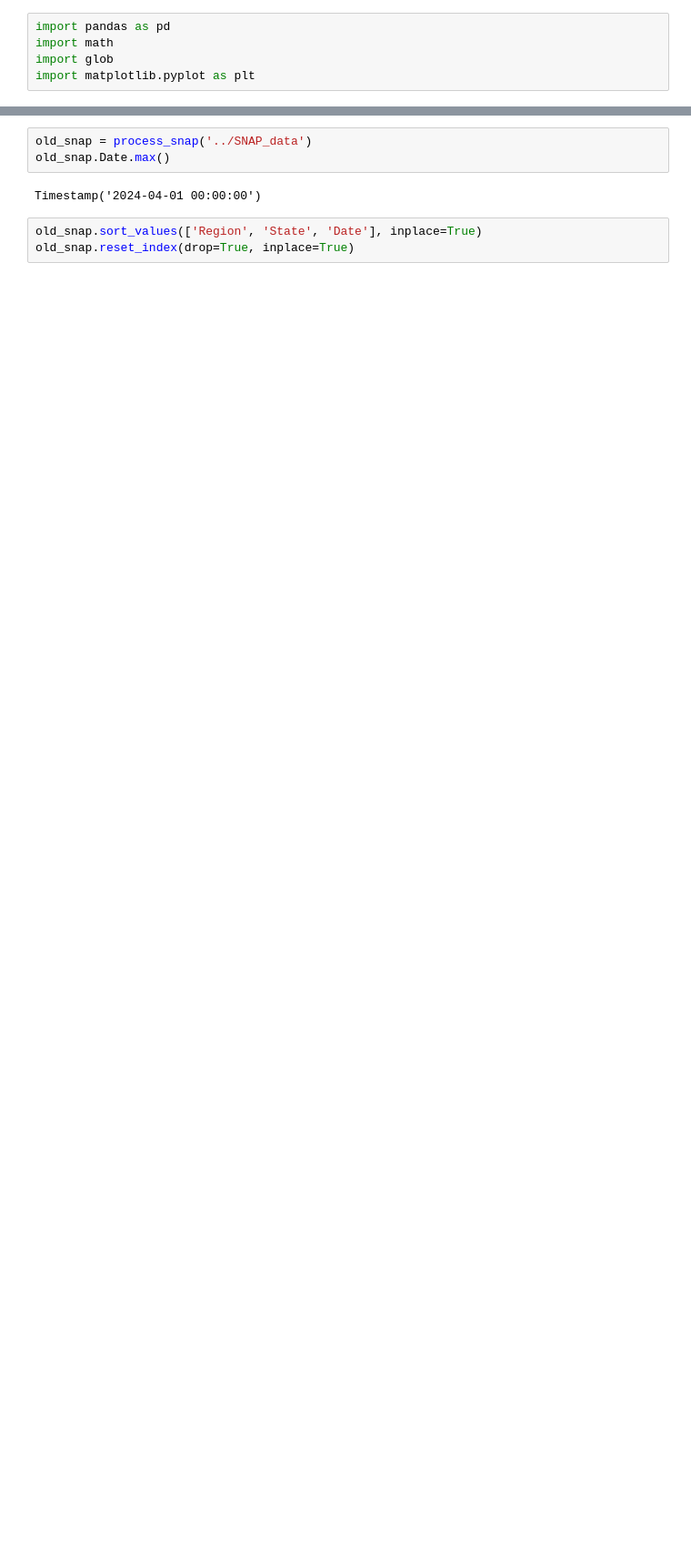
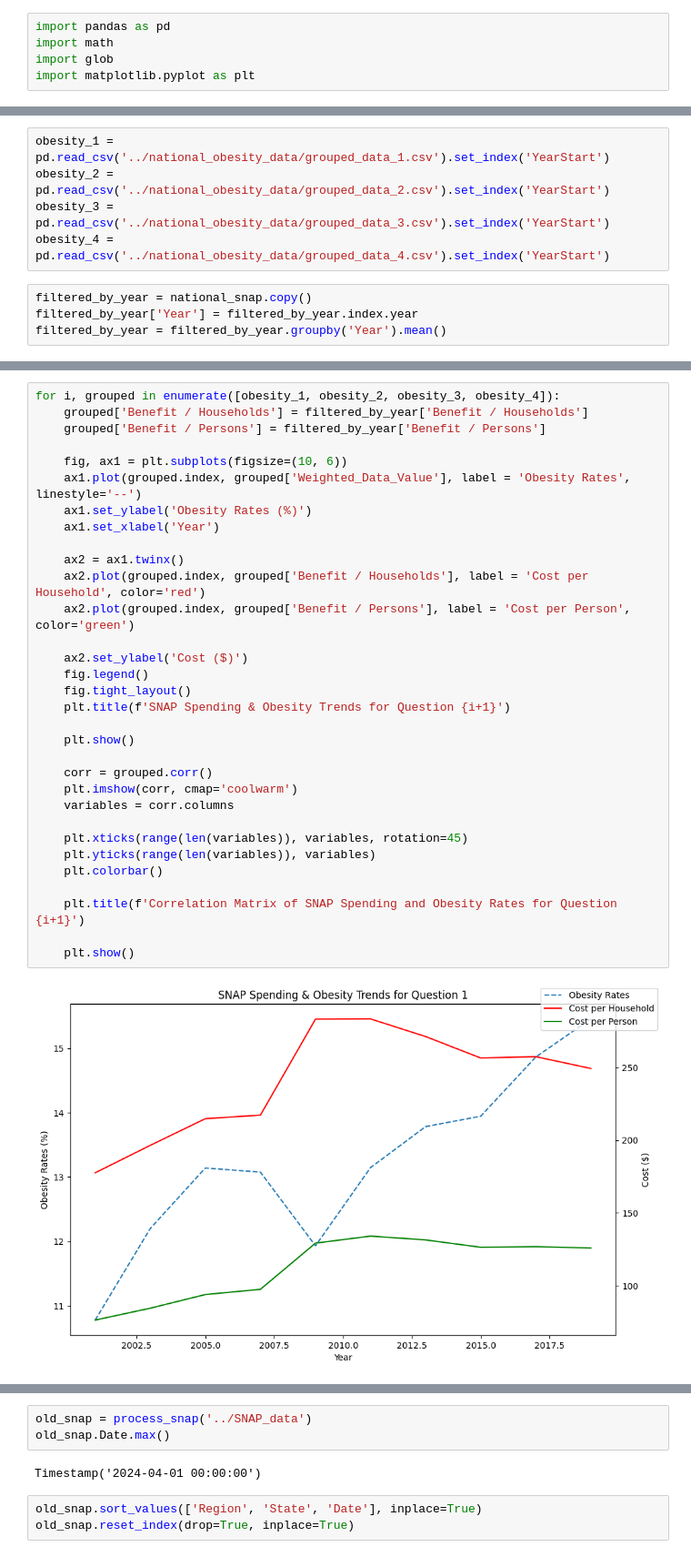
Before and after one commit to TonyZhang2004/Citadel-Summer-Datathon, a Jupyter notebook: EDA/EDA_snap.ipynb, the cells around one changed output, grey strips where cells are left out. Shown at 91% size. Cells and saved outputs as stored; diff of their text form; blank space fills up the shorter version.

```diff
--- a/EDA/EDA_snap.ipynb
+++ b/EDA/EDA_snap.ipynb
@@ -72,0 +152,9 @@ def process_year_new(year_data):
+# %%
+obesity_1 = pd.read_csv('../national_obesity_data/grouped_data_1.csv').set_index('YearStart')
+obesity_2 = pd.read_csv('../national_obesity_data/grouped_data_2.csv').set_index('YearStart')
+obesity_3 = pd.read_csv('../national_obesity_data/grouped_data_3.csv').set_index('YearStart')
+obesity_4 = pd.read_csv('../national_obesity_data/grouped_data_4.csv').set_index('YearStart')
+# %%
+filtered_by_year = national_snap.copy()
+filtered_by_year['Year'] = filtered_by_year.index.year
+filtered_by_year = filtered_by_year.groupby('Year').mean()
@@ -72,0 +167,34 @@ def process_year_new(year_data):
+# %%
+for i, grouped in enumerate([obesity_1, obesity_2, obesity_3, obesity_4]):
+    grouped['Benefit / Households'] = filtered_by_year['Benefit / Households']
+    grouped['Benefit / Persons'] = filtered_by_year['Benefit / Persons']
+
+    fig, ax1 = plt.subplots(figsize=(10, 6))
+    ax1.plot(grouped.index, grouped['Weighted_Data_Value'], label = 'Obesity Rates', linestyle='--')
+    ax1.set_ylabel('Obesity Rates (%)')
+    ax1.set_xlabel('Year')
+
+    ax2 = ax1.twinx()
+    ax2.plot(grouped.index, grouped['Benefit / Households'], label = 'Cost per Household', color='red')
+    ax2.plot(grouped.index, grouped['Benefit / Persons'], label = 'Cost per Person', color='green')
+
+    ax2.set_ylabel('Cost ($)')
+    fig.legend()
+    fig.tight_layout()
+    plt.title(f'SNAP Spending & Obesity Trends for Question {i+1}')
+
+    plt.show()
+
+    corr = grouped.corr()
+    plt.imshow(corr, cmap='coolwarm')
+    variables = corr.columns
+
+    plt.xticks(range(len(variables)), variables, rotation=45)
+    plt.yticks(range(len(variables)), variables)
+    plt.colorbar()
+
+    plt.title(f'Correlation Matrix of SNAP Spending and Obesity Rates for Question {i+1}')
+
+    plt.show()
+# %% [output]
+[figure, added]
```
Also changed, not shown: parts of 11 cells of this notebook, 3 other files.
